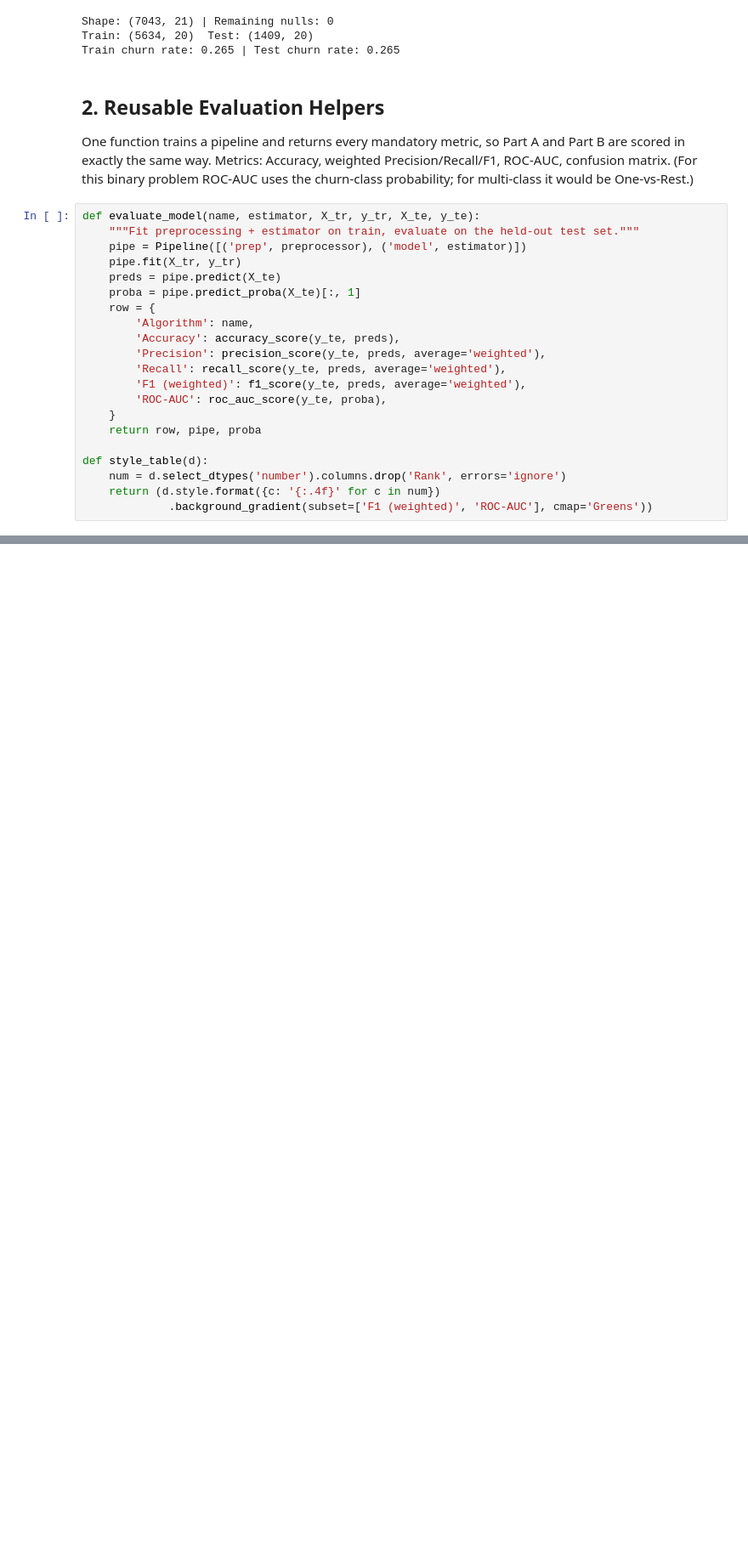
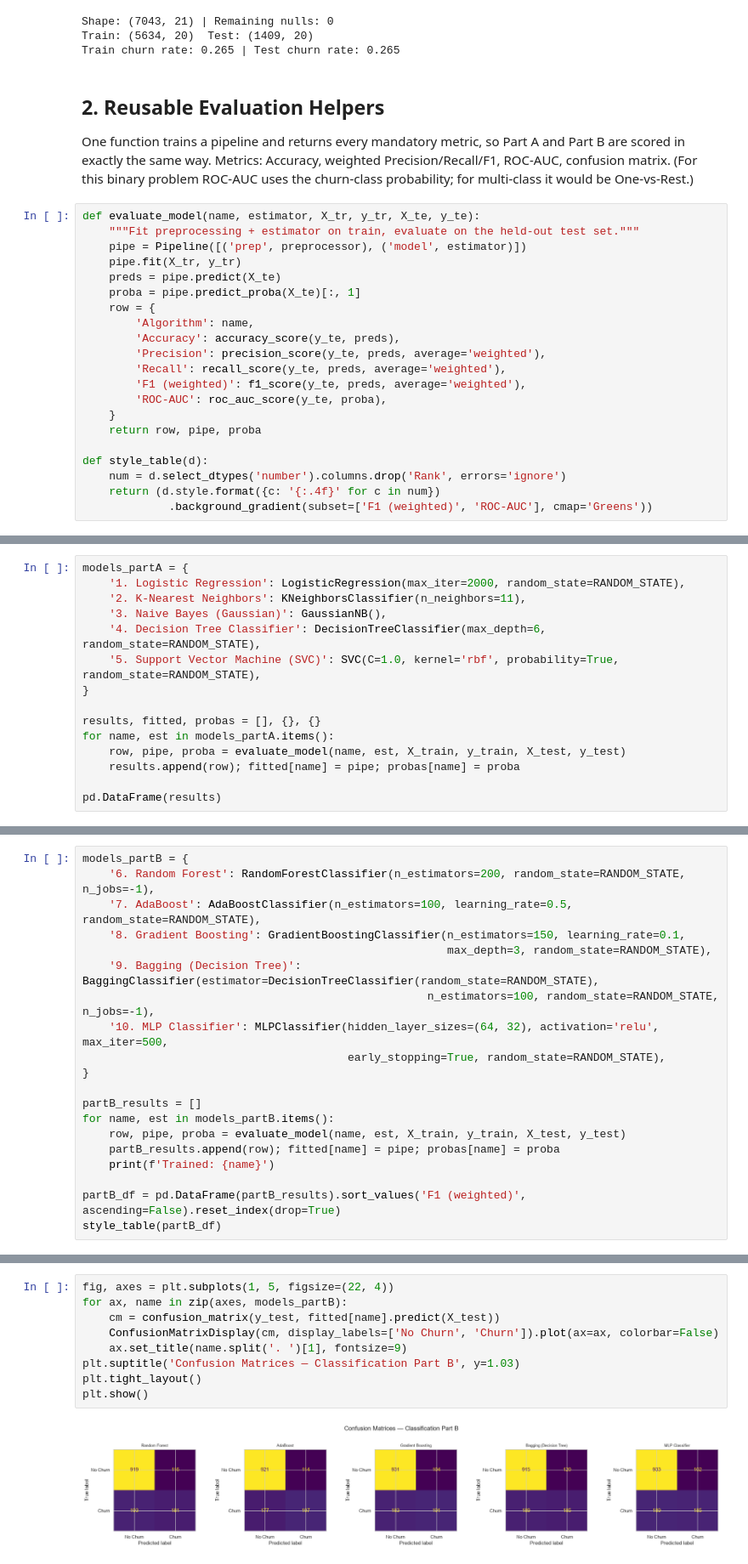
Before and after one commit to ManashaYoges/Team13_ML, a Jupyter notebook: notebooks/classification_part2.ipynb, the cells around one changed output, grey strips where cells are left out. Shown at 85% size. Saved outputs shown, nothing was run; the diff lists cells and outputs as text; blank space fills up the shorter version.

Commit message:
Update classification part 2 notebook

```diff
--- a/notebooks/classification_part2.ipynb
+++ b/notebooks/classification_part2.ipynb
@@ -117,0 +122,15 @@ def style_table(d):
+# %%
+models_partA = {
+    '1. Logistic Regression': LogisticRegression(max_iter=2000, random_state=RANDOM_STATE),
+    '2. K-Nearest Neighbors': KNeighborsClassifier(n_neighbors=11),
+    '3. Naive Bayes (Gaussian)': GaussianNB(),
+    '4. Decision Tree Classifier': DecisionTreeClassifier(max_depth=6, random_state=RANDOM_STATE),
+    '5. Support Vector Machine (SVC)': SVC(C=1.0, kernel='rbf', probability=True, random_state=RANDOM_STATE),
+}
+
+results, fitted, probas = [], {}, {}
+for name, est in models_partA.items():
+    row, pipe, proba = evaluate_model(name, est, X_train, y_train, X_test, y_test)
+    results.append(row); fitted[name] = pipe; probas[name] = proba
+
+pd.DataFrame(results)
@@ -117,0 +154,20 @@ def style_table(d):
+# %%
+models_partB = {
+    '6. Random Forest': RandomForestClassifier(n_estimators=200, random_state=RANDOM_STATE, n_jobs=-1),
+    '7. AdaBoost': AdaBoostClassifier(n_estimators=100, learning_rate=0.5, random_state=RANDOM_STATE),
+    '8. Gradient Boosting': GradientBoostingClassifier(n_estimators=150, learning_rate=0.1,
+                                                       max_depth=3, random_state=RANDOM_STATE),
+    '9. Bagging (Decision Tree)': BaggingClassifier(estimator=DecisionTreeClassifier(random_state=RANDOM_STATE),
+                                                    n_estimators=100, random_state=RANDOM_STATE, n_jobs=-1),
+    '10. MLP Classifier': MLPClassifier(hidden_layer_sizes=(64, 32), activation='relu', max_iter=500,
+                                        early_stopping=True, random_state=RANDOM_STATE),
+}
+
+partB_results = []
+for name, est in models_partB.items():
+    row, pipe, proba = evaluate_model(name, est, X_train, y_train, X_test, y_test)
+    partB_results.append(row); fitted[name] = pipe; probas[name] = proba
+    print(f'Trained: {name}')
+
+partB_df = pd.DataFrame(partB_results).sort_values('F1 (weighted)', ascending=False).reset_index(drop=True)
+style_table(partB_df)
@@ -117,0 +188,11 @@ def style_table(d):
+# %%
+fig, axes = plt.subplots(1, 5, figsize=(22, 4))
+for ax, name in zip(axes, models_partB):
+    cm = confusion_matrix(y_test, fitted[name].predict(X_test))
+    ConfusionMatrixDisplay(cm, display_labels=['No Churn', 'Churn']).plot(ax=ax, colorbar=False)
+    ax.set_title(name.split('. ')[1], fontsize=9)
+plt.suptitle('Confusion Matrices — Classification Part B', y=1.03)
+plt.tight_layout()
+plt.show()
+# %% [output]
+[figure, added]
```
Also changed, not shown: parts of 7 cells of this notebook.
